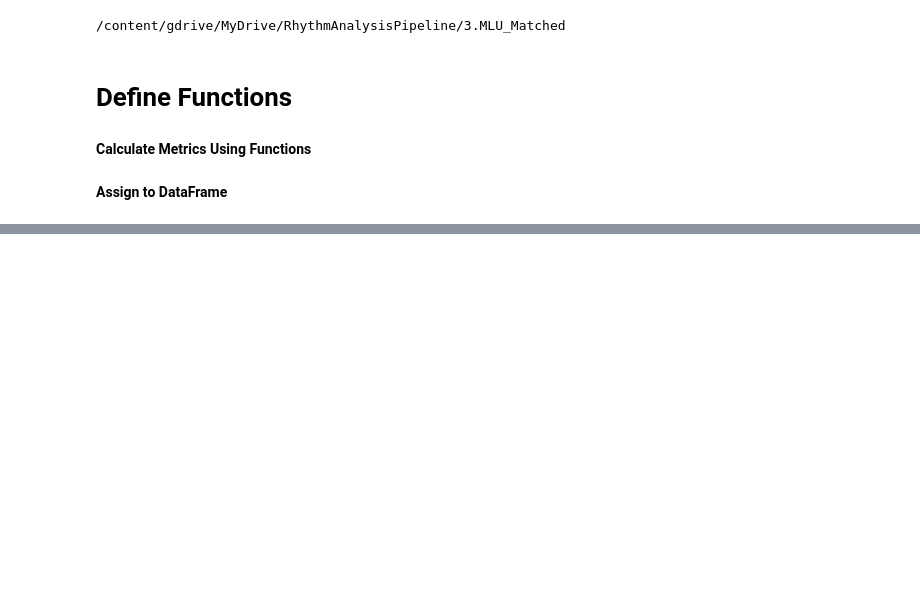
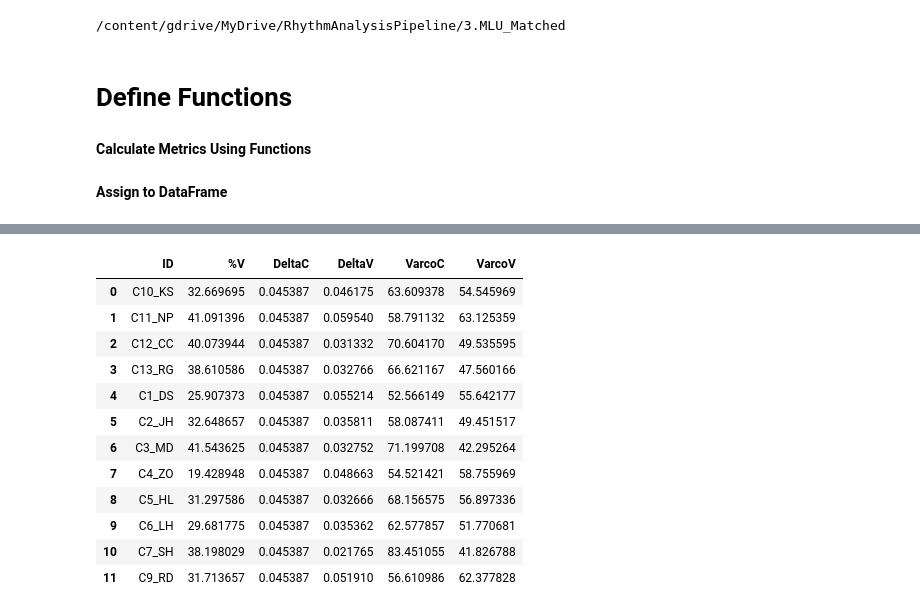
Before and after one commit to Janina712/MLTSA22_JBoecher, a Jupyter notebook: Other/4. Compute_RhythmMetrics.ipynb, the cells around one changed output, grey strips where cells are left out. Cells and saved outputs as stored; diff of their text form; code cells hidden in the pictures; blank space fills up the shorter version.

```diff
--- a/Other/4. Compute_RhythmMetrics.ipynb
+++ b/Other/4. Compute_RhythmMetrics.ipynb
@@ -116,0 +188,7 @@ result_interview["VarcoV"] = varcoV_interview*100
+# %%
+result_reading_control["ID"] = control_IDs
+result_reading_control["%V"] = percV_reading_control*100
+result_reading_control["DeltaC"] = deltaC_reading_control
+result_reading_control["DeltaV"] = deltaV_reading_control
+result_reading_control["VarcoC"] = varcoC_reading_control*100
+result_reading_control["VarcoV"] = varcoV_reading_control*100
@@ -116,0 +233,16 @@ result_interview["VarcoV"] = varcoV_interview*100
+# %%
+result_reading_control
+# %% [output]
+|  | ID | %V | DeltaC | DeltaV | VarcoC | VarcoV |
+| 0 | C10_KS | 32.669695 | 0.045387 | 0.046175 | 63.609378 | 54.545969 |
+| 1 | C11_NP | 41.091396 | 0.045387 | 0.059540 | 58.791132 | 63.125359 |
+| 2 | C12_CC | 40.073944 | 0.045387 | 0.031332 | 70.604170 | 49.535595 |
+| 3 | C13_RG | 38.610586 | 0.045387 | 0.032766 | 66.621167 | 47.560166 |
+| 4 | C1_DS | 25.907373 | 0.045387 | 0.055214 | 52.566149 | 55.642177 |
+| 5 | C2_JH | 32.648657 | 0.045387 | 0.035811 | 58.087411 | 49.451517 |
+| 6 | C3_MD | 41.543625 | 0.045387 | 0.032752 | 71.199708 | 42.295264 |
+| 7 | C4_ZO | 19.428948 | 0.045387 | 0.048663 | 54.521421 | 58.755969 |
+| 8 | C5_HL | 31.297586 | 0.045387 | 0.032666 | 68.156575 | 56.897336 |
+| 9 | C6_LH | 29.681775 | 0.045387 | 0.035362 | 62.577857 | 51.770681 |
+| 10 | C7_SH | 38.198029 | 0.045387 | 0.021765 | 83.451055 | 41.826788 |
+| 11 | C9_RD | 31.713657 | 0.045387 | 0.051910 | 56.610986 | 62.377828 |
```
Also changed, not shown: parts of 42 cells of this notebook.
